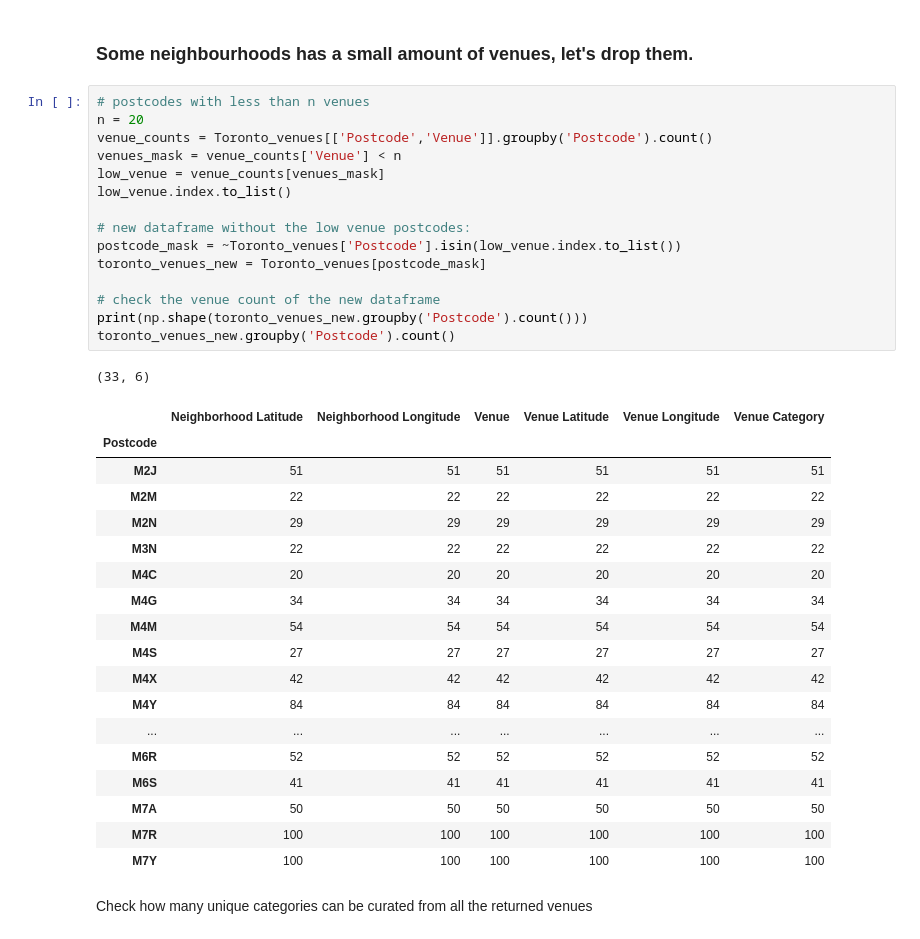
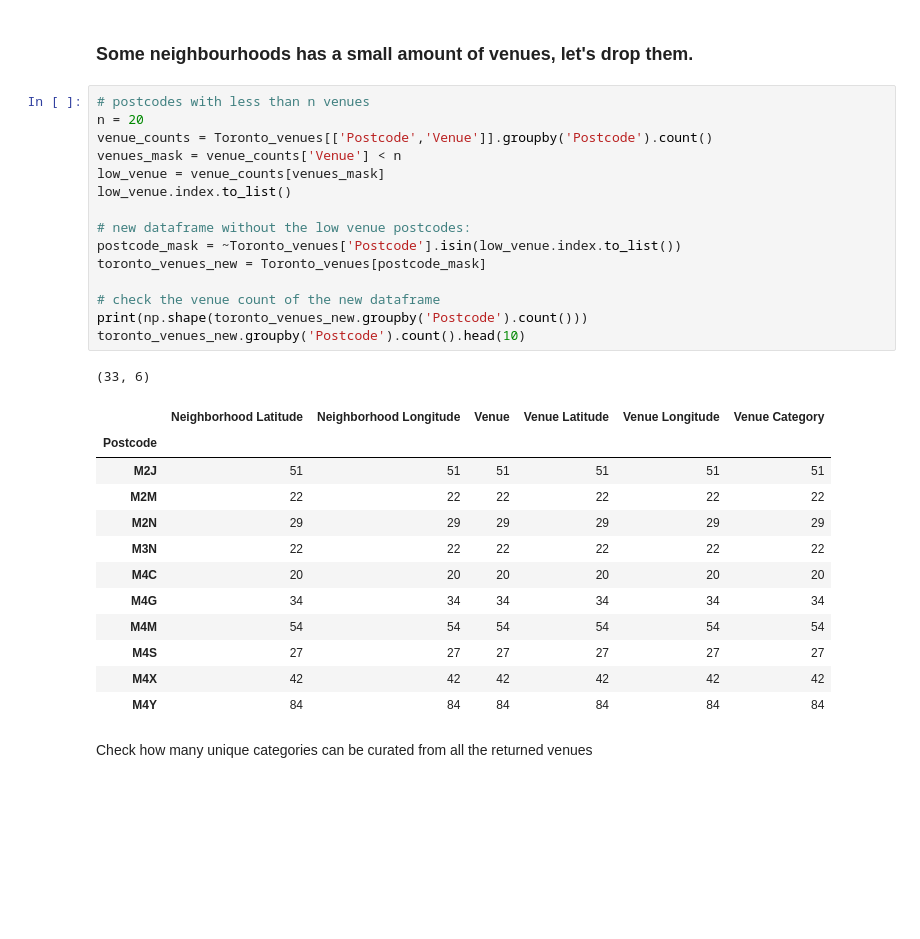
Before and after one commit to rangerQ/Coursera_capstone, a Jupyter notebook: notebooks/Toronto.ipynb, the cells around one changed output. Cells and saved outputs as stored; diff of their text form; blank space fills up the shorter version.

```diff
--- a/notebooks/Toronto.ipynb
+++ b/notebooks/Toronto.ipynb
@@ -346,38 +316,32 @@ Toronto_venues.head(10)
 # %%
 # postcodes with less than n venues
 n = 20
 venue_counts = Toronto_venues[['Postcode','Venue']].groupby('Postcode').count()
 venues_mask = venue_counts['Venue'] < n
 low_venue = venue_counts[venues_mask]
 low_venue.index.to_list()
 
 # new dataframe without the low venue postcodes:
 postcode_mask = ~Toronto_venues['Postcode'].isin(low_venue.index.to_list())
 toronto_venues_new = Toronto_venues[postcode_mask]
 
 # check the venue count of the new dataframe
 print(np.shape(toronto_venues_new.groupby('Postcode').count()))
-toronto_venues_new.groupby('Postcode').count()
+toronto_venues_new.groupby('Postcode').count().head(10)
 # %% [output]
 (33, 6)
 |  | Neighborhood Latitude | Neighborhood Longitude | Venue | Venue Latitude | Venue Longitude | Venue Category |
 | Postcode |  |  |  |  |  |  |
 | M2J | 51 | 51 | 51 | 51 | 51 | 51 |
 | M2M | 22 | 22 | 22 | 22 | 22 | 22 |
 | M2N | 29 | 29 | 29 | 29 | 29 | 29 |
 | M3N | 22 | 22 | 22 | 22 | 22 | 22 |
 | M4C | 20 | 20 | 20 | 20 | 20 | 20 |
 | M4G | 34 | 34 | 34 | 34 | 34 | 34 |
 | M4M | 54 | 54 | 54 | 54 | 54 | 54 |
 | M4S | 27 | 27 | 27 | 27 | 27 | 27 |
 | M4X | 42 | 42 | 42 | 42 | 42 | 42 |
 | M4Y | 84 | 84 | 84 | 84 | 84 | 84 |
-| ... | ... | ... | ... | ... | ... | ... |
-| M6R | 52 | 52 | 52 | 52 | 52 | 52 |
-| M6S | 41 | 41 | 41 | 41 | 41 | 41 |
-| M7A | 50 | 50 | 50 | 50 | 50 | 50 |
-| M7R | 100 | 100 | 100 | 100 | 100 | 100 |
-| M7Y | 100 | 100 | 100 | 100 | 100 | 100 |
 # %% [markdown]
 Check how many unique categories can be curated from all the returned venues
 # %%
```
Also changed, not shown: parts of 5 cells of this notebook.
